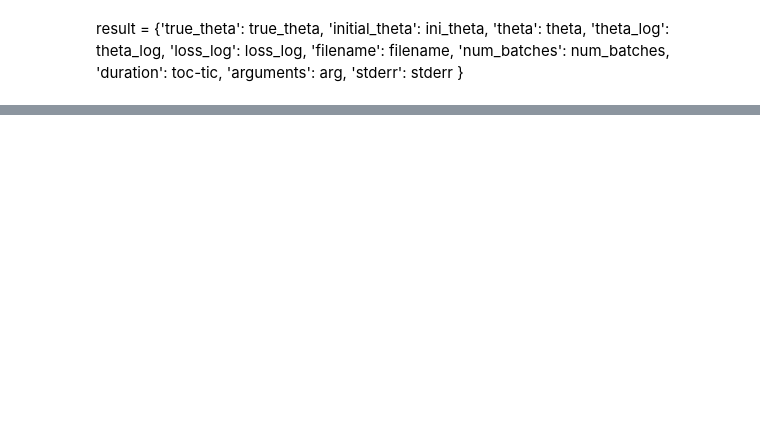
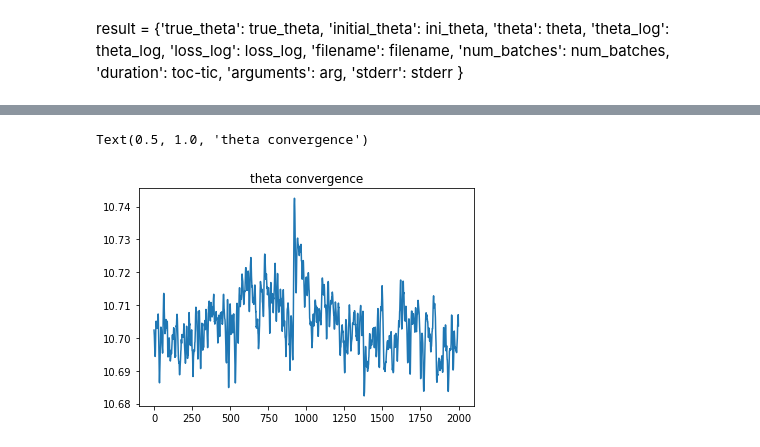
Before and after one commit to minhae0516/firefly-inverse, a Jupyter notebook: inverse_plotter.ipynb, the cells around one changed output, grey strips where cells are left out. Drawn from its saved outputs; the diff is of its cells as text; code cells hidden in the pictures; blank space fills up the shorter version.

```diff
--- a/inverse_plotter.ipynb
+++ b/inverse_plotter.ipynb
@@ -22,8 +20,3 @@ result = {'true_theta': true_theta,
               'arguments': arg,
               'stderr': stderr
               }
-# %%
-proc_gain_vel= torch.zeros(3000)
-for i in range(3000):
-    proc_gain_vel[i] = result_log[0]['theta_log'][i][0]
-print(proc_gain_vel)
@@ -50,9 +64,0 @@ plt.plot(result_log[0]['loss_log'])
-# %%
-true_theta = torch.zeros([len(result_log), len(result_log[-1]['true_theta'])])
-final_theta = torch.zeros([len(result_log), len(result_log[-1]['theta'])])
-stderr = torch.zeros([len(result_log), len(result_log[-1]['stderr'])])
-
-for i in range(len(result_log)):
-    true_theta[i]=result_log[i]['true_theta']
-    final_theta[i] = result_log[i]['theta'].data
-    stderr[i] = result_log[i]['stderr']
@@ -58,0 +78,10 @@ for i in range(len(result_log)):
+# %%
+theta_log=[]
+for i in range(len(result_log['theta_log'])):
+    theta_log.append(result_log['theta_log'][i][0])
+plt.figure()
+plt.plot(theta_log)
+plt.title('theta convergence')
+# %% [output]
+Text(0.5, 1.0, 'theta convergence')
+[figure, added]
```
Also changed, not shown: parts of 26 cells of this notebook, 5 other files.
